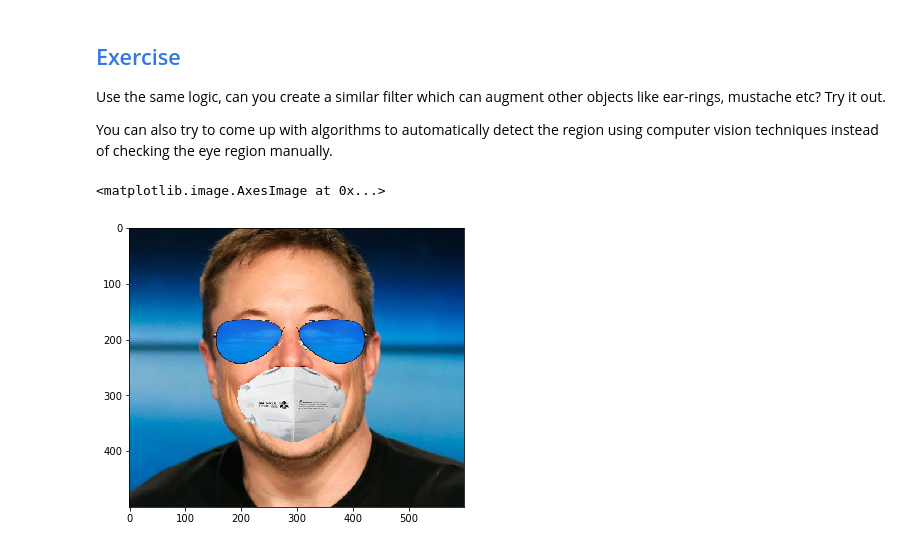
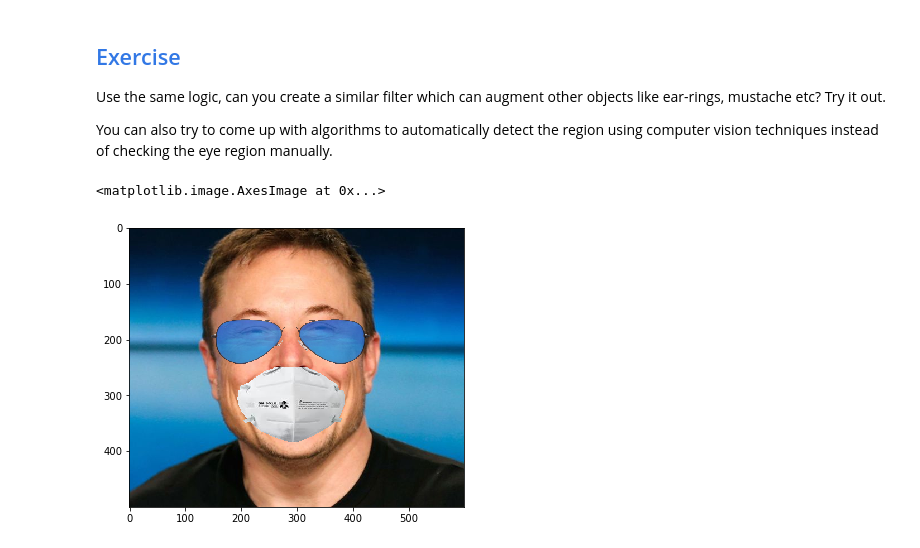
Before and after one commit to MaxwellLi-Umich/OpenCV-Computer-Vision-1, a Jupyter notebook: Computer Vision 1/Week 1/Programs/week1-python/Application_Sunglasses_Filter/application_sunglass_filter.ipynb, the cells around one changed output. Saved outputs shown, nothing was run; the diff lists cells and outputs as text; code cells hidden in the pictures.

```diff
--- a/Computer Vision 1/Week 1/Programs/week1-python/Application_Sunglasses_Filter/application_sunglass_filter.ipynb
+++ b/Computer Vision 1/Week 1/Programs/week1-python/Application_Sunglasses_Filter/application_sunglass_filter.ipynb
@@ -197,8 +197,8 @@ Text(0.5, 1.0, 'Augmented Eye and Sunglass')
 [figure]
 # %%
 # Replace the eye ROI with the output from the previous section
-faceWithGlassesArithmetic[150:250,140:440]=eyeRoiFinal
-
+# faceWithGlassesArithmetic[150:250,140:440]=eyeRoiFinal
+faceWithGlassesArithmetic[150:250,140:440]=cv2.addWeighted(eyeRoiFinal,0.5,faceWithGlassesArithmetic[150:250,140:440],0.5,0)
 # Display the final result
 plt.figure(figsize=[20,20]);
 plt.subplot(121);plt.imshow(faceImage[:,:,::-1]); plt.title("Original Image");
@@ -213,9 +213,9 @@ You can also try to come up with algorithms to automatically detect the region u
 # %%
 faceWithMaskArithmetic[220:400,170:410] = maskRoiFinal
 finalFace = faceWithMaskArithmetic.copy()
-finalFace[150:250,140:440]=eyeRoiFinal
+finalFace[150:250,140:440]=faceWithGlassesArithmetic[150:250,140:440]
 
 plt.imshow(finalFace[:,:,::-1])
 # %% [output]
 <matplotlib.image.AxesImage at 0x...>
-[figure, old version]
+[figure, new version]
```
Also changed, not shown: parts of 1 cell of this notebook.
